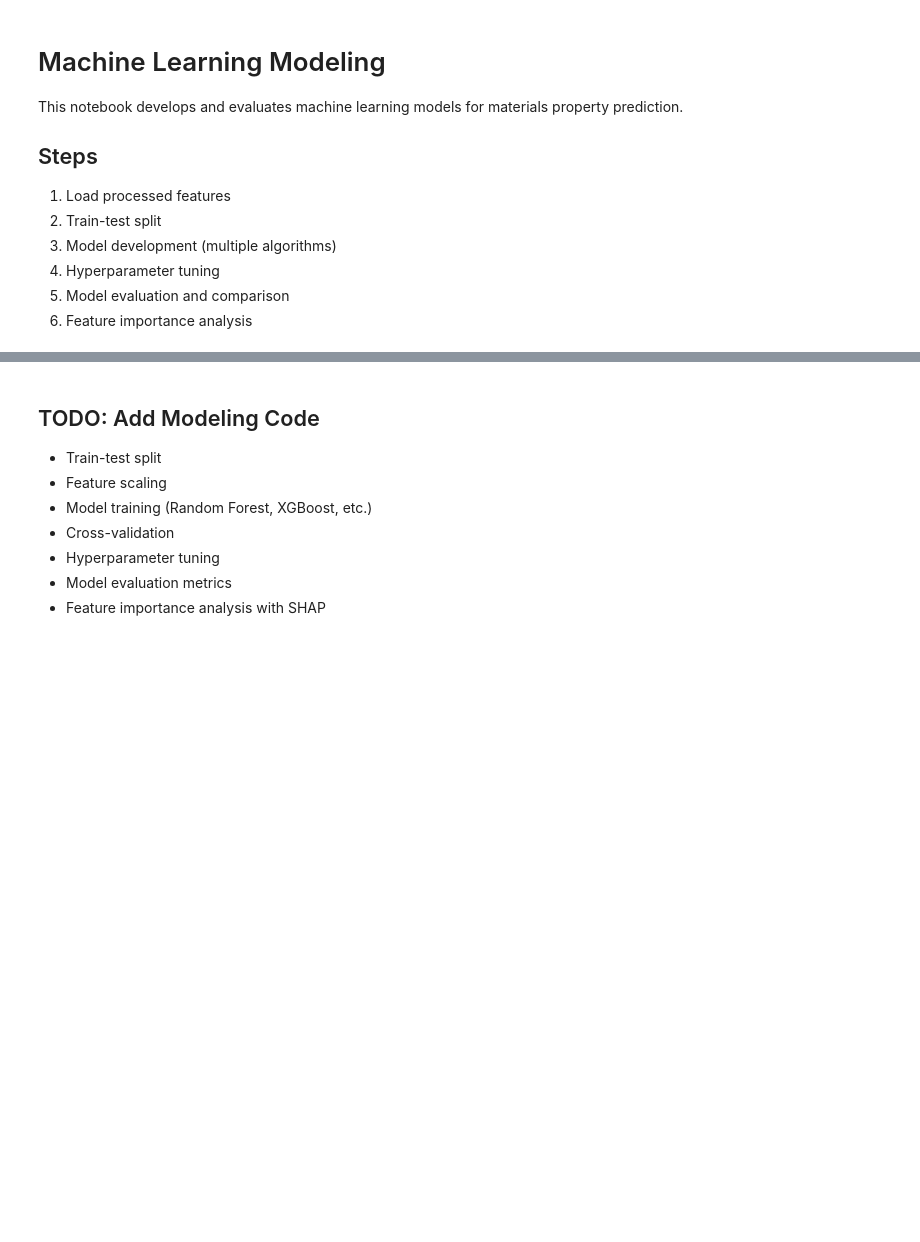
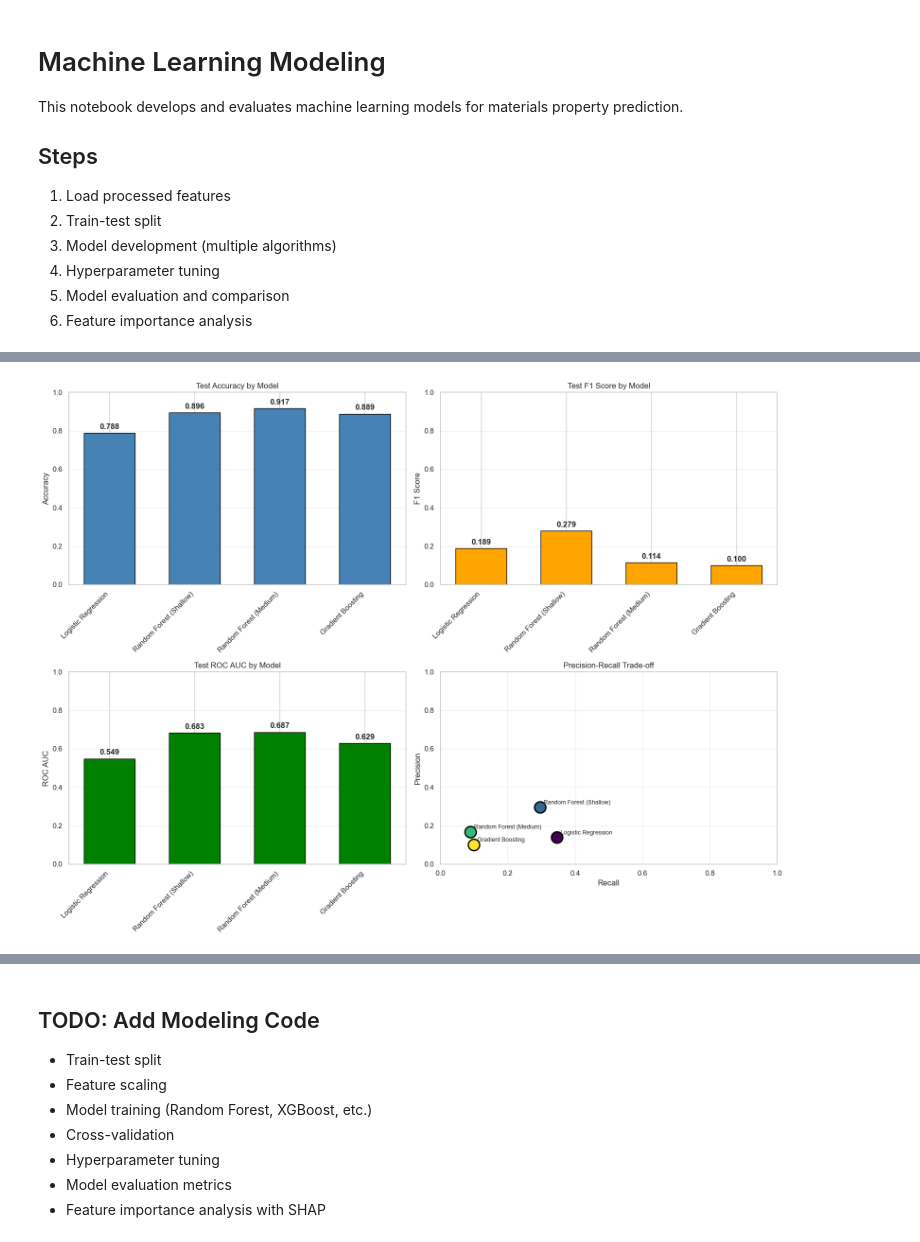
Before and after one commit to benbenmerk-stack/Merkin_FinalProject, a Jupyter notebook: notebooks/03_modeling.ipynb, the cells around one changed output, grey strips where cells are left out. Saved outputs shown, nothing was run; the diff lists cells and outputs as text; code cells hidden in the pictures; blank space fills up the shorter version.

```diff
--- a/notebooks/03_modeling.ipynb
+++ b/notebooks/03_modeling.ipynb
@@ -43,0 +107,9 @@ FIGURES_DIR.mkdir(exist_ok=True)
+# %%
+# Standardize features
+scaler = StandardScaler()
+X_scaled = scaler.fit_transform(X)
+X_scaled = pd.DataFrame(X_scaled, columns=X.columns)
+
+print("Features standardized!")
+print(f"Mean: {X_scaled.mean().mean():.6f}")
+print(f"Std: {X_scaled.std().mean():.6f}")
@@ -43,0 +254,64 @@ FIGURES_DIR.mkdir(exist_ok=True)
+# %%
+# Compare models
+fig, axes = plt.subplots(2, 2, figsize=(16, 12))
+
+model_names = list(results.keys())
+test_acc_scores = [results[m]['test_accuracy'].mean() for m in model_names]
+test_f1_scores = [results[m]['test_f1'].mean() for m in model_names]
+test_auc_scores = [results[m]['test_roc_auc'].mean() for m in model_names]
+test_precision_scores = [results[m]['test_precision'].mean() for m in model_names]
+test_recall_scores = [results[m]['test_recall'].mean() for m in model_names]
+
+x = np.arange(len(model_names))
+width = 0.6
+
+# Accuracy
+axes[0, 0].bar(x, test_acc_scores, width, color='steelblue', edgecolor='black')
+axes[0, 0].set_ylabel('Accuracy')
+axes[0, 0].set_title('Test Accuracy by Model')
+axes[0, 0].set_xticks(x)
+axes[0, 0].set_xticklabels(model_names, rotation=45, ha='right')
+axes[0, 0].set_ylim([0, 1])
+axes[0, 0].grid(True, alpha=0.3, axis='y')
+for i, v in enumerate(test_acc_scores):
+    axes[0, 0].text(i, v + 0.02, f'{v:.3f}', ha='center', fontweight='bold')
+
+# F1 Score
+axes[0, 1].bar(x, test_f1_scores, width, color='orange', edgecolor='black')
+axes[0, 1].set_ylabel('F1 Score')
+axes[0, 1].set_title('Test F1 Score by Model')
+axes[0, 1].set_xticks(x)
+axes[0, 1].set_xticklabels(model_names, rotation=45, ha='right')
+axes[0, 1].set_ylim([0, 1])
+axes[0, 1].grid(True, alpha=0.3, axis='y')
+for i, v in enumerate(test_f1_scores):
+    axes[0, 1].text(i, v + 0.02, f'{v:.3f}', ha='center', fontweight='bold')
+
+# ROC AUC
+axes[1, 0].bar(x, test_auc_scores, width, color='green', edgecolor='black')
+axes[1, 0].set_ylabel('ROC AUC')
+axes[1, 0].set_title('Test ROC AUC by Model')
+axes[1, 0].set_xticks(x)
+axes[1, 0].set_xticklabels(model_names, rotation=45, ha='right')
+axes[1, 0].set_ylim([0, 1])
+axes[1, 0].grid(True, alpha=0.3, axis='y')
+for i, v in enumerate(test_auc_scores):
+    axes[1, 0].text(i, v + 0.02, f'{v:.3f}', ha='center', fontweight='bold')
+
+# Precision vs Recall
+axes[1, 1].scatter(test_recall_scores, test_precision_scores, s=300,
+                   c=range(len(model_names)), cmap='viridis', edgecolors='black', linewidth=2)
+for i, name in enumerate(model_names):
+    axes[1, 1].annotate(name, (test_recall_scores[i], test_precision_scores[i]),
+                       xytext=(5, 5), textcoords='offset points', fontsize=9)
+axes[1, 1].set_xlabel('Recall')
+axes[1, 1].set_ylabel('Precision')
+axes[1, 1].set_title('Precision-Recall Trade-off')
+axes[1, 1].set_xlim([0, 1])
+axes[1, 1].set_ylim([0, 1])
+axes[1, 1].grid(True, alpha=0.3)
+
+plt.tight_layout()
+plt.show()
+# %% [output]
+[figure, added]
```
Also changed, not shown: parts of 11 cells of this notebook, 11 other files.
